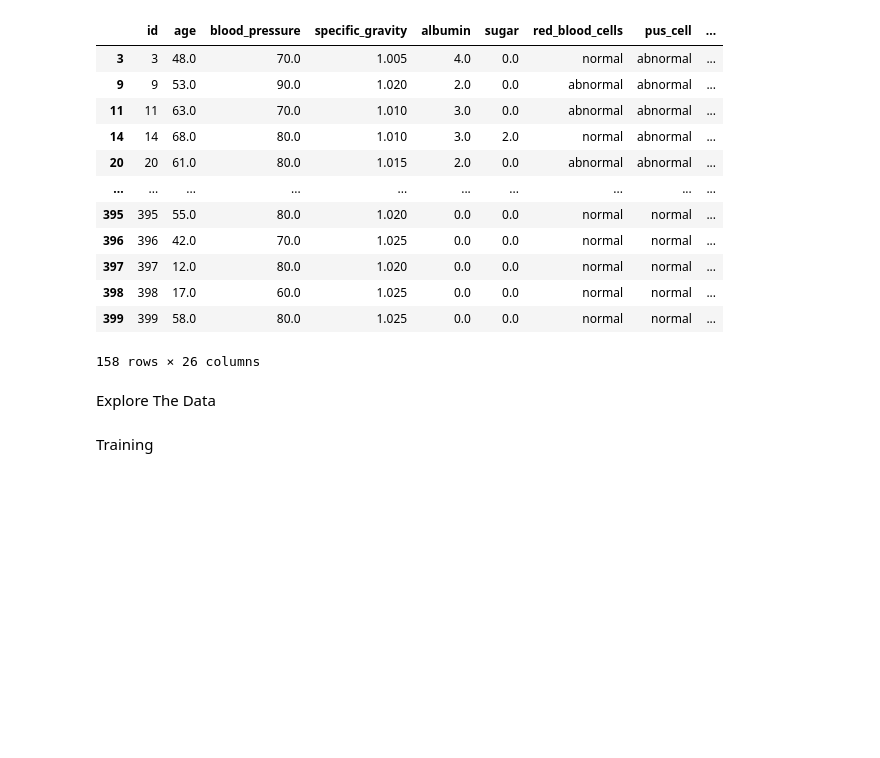
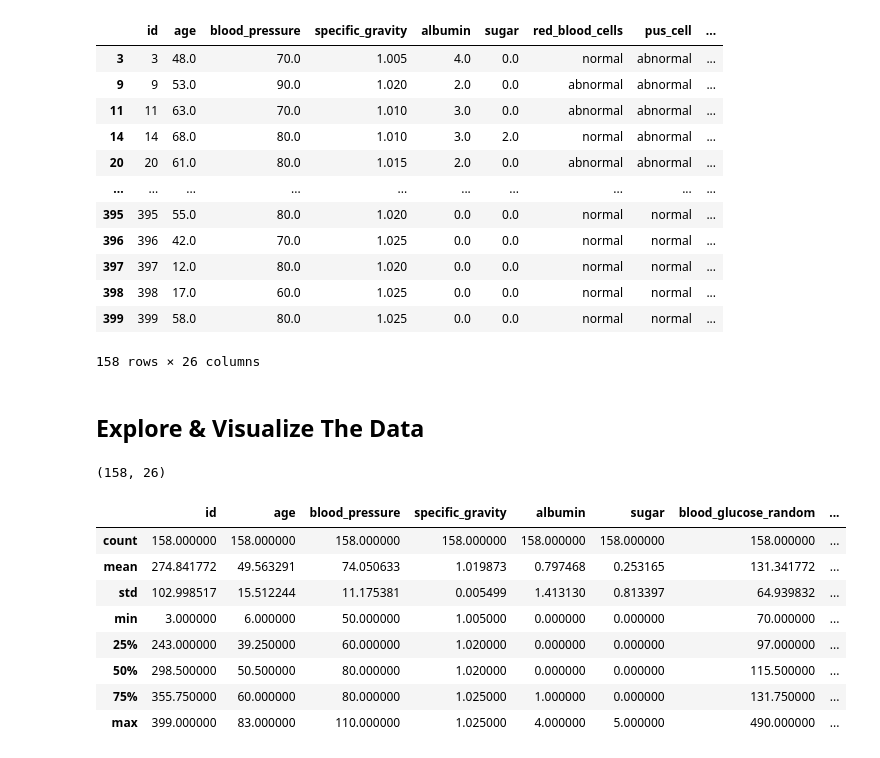
Before and after one commit to Cbeale2020/Machine-Learning-Project, a Jupyter notebook: ChronicKidneyDisease.ipynb, the cells around one changed output. Saved outputs shown, nothing was run; the diff lists cells and outputs as text; code cells hidden in the pictures; blank space fills up the shorter version.

```diff
--- a/ChronicKidneyDisease.ipynb
+++ b/ChronicKidneyDisease.ipynb
@@ -249,6 +250,19 @@ nonulls.to_csv('Data/cleaned_data.csv',index = False)
 # %% [markdown]
-Explore The Data
+## Explore & Visualize The Data
+# %%
+nonulls.shape # 158 records with 26 columns
+# %% [output]
+(158, 26)
 # %%
 # statistics
+nonulls.describe()
+# %% [output]
+|  | id | age | blood_pressure | specific_gravity | albumin | sugar | blood_glucose_random | ... |
+| count | 158.000000 | 158.000000 | 158.000000 | 158.000000 | 158.000000 | 158.000000 | 158.000000 | ... |
+| mean | 274.841772 | 49.563291 | 74.050633 | 1.019873 | 0.797468 | 0.253165 | 131.341772 | ... |
+| std | 102.998517 | 15.512244 | 11.175381 | 0.005499 | 1.413130 | 0.813397 | 64.939832 | ... |
+| min | 3.000000 | 6.000000 | 50.000000 | 1.005000 | 0.000000 | 0.000000 | 70.000000 | ... |
+| 25% | 243.000000 | 39.250000 | 60.000000 | 1.020000 | 0.000000 | 0.000000 | 97.000000 | ... |
+| 50% | 298.500000 | 50.500000 | 80.000000 | 1.020000 | 0.000000 | 0.000000 | 115.500000 | ... |
+| 75% | 355.750000 | 60.000000 | 80.000000 | 1.025000 | 1.000000 | 0.000000 | 131.750000 | ... |
+| max | 399.000000 | 83.000000 | 110.000000 | 1.025000 | 4.000000 | 5.000000 | 490.000000 | ... |
-# %% [markdown]
-Training
```
Also changed, not shown: parts of 42 cells of this notebook, 18 other files.
